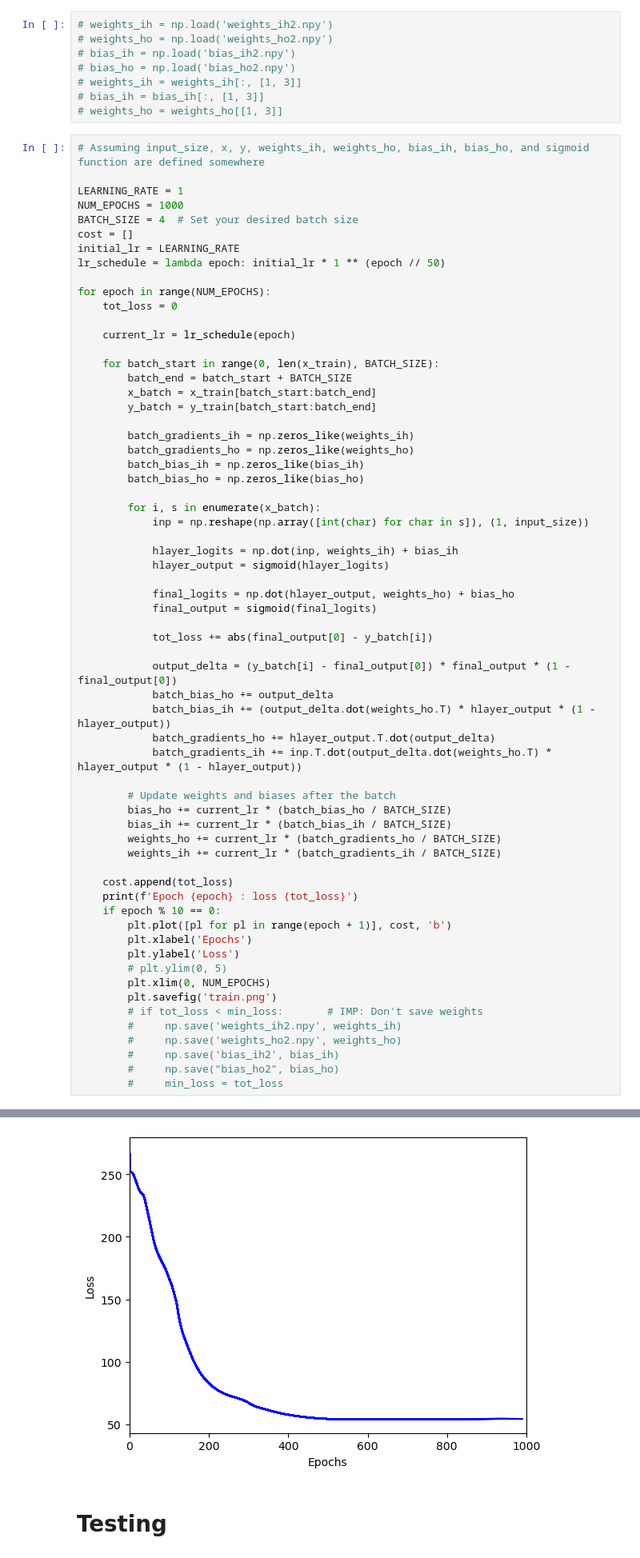
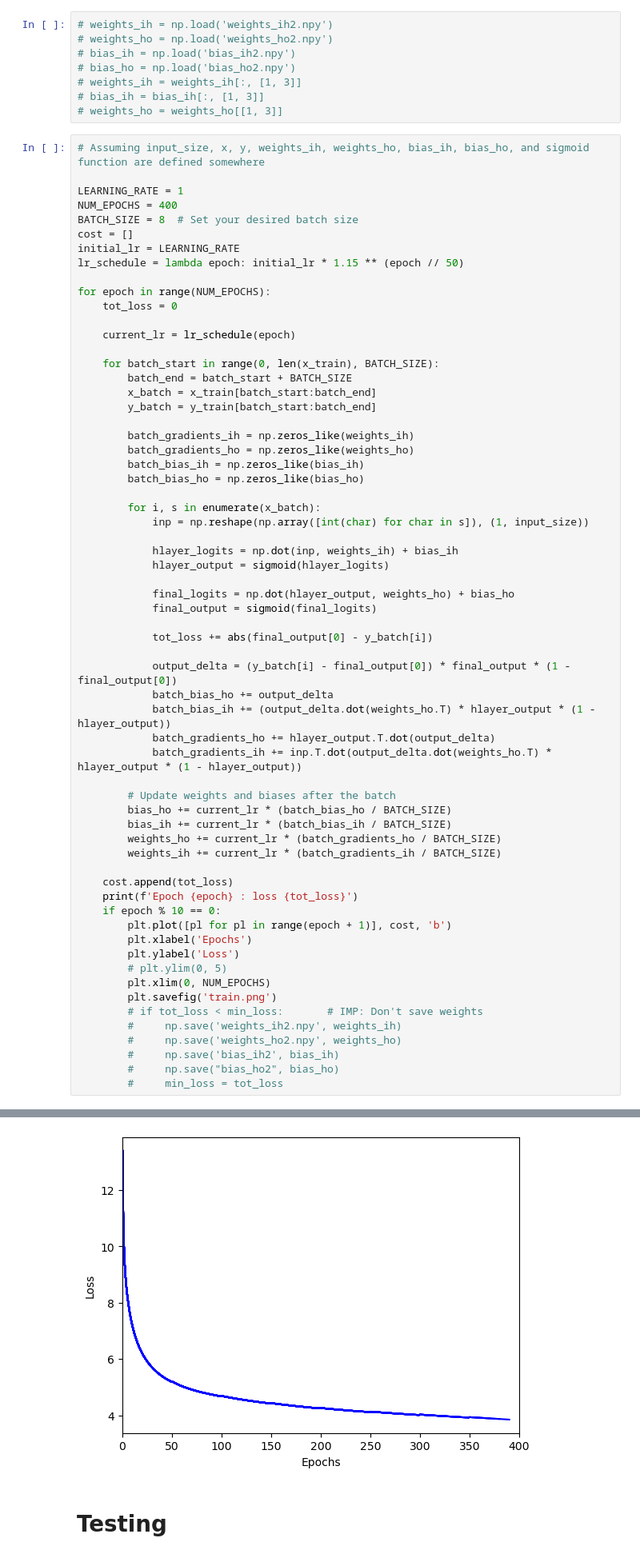
Before and after one commit to utsav-desai/CS772, a Jupyter notebook: assign1-palindrome/palindrome.ipynb, the cells around one changed output, grey strips where cells are left out. Shown: that part at 80% size. Cells and saved outputs as stored; diff of their text form.

```diff
--- a/assign1-palindrome/palindrome.ipynb
+++ b/assign1-palindrome/palindrome.ipynb
@@ -108,11 +108,11 @@ min_loss = 500
 # Assuming input_size, x, y, weights_ih, weights_ho, bias_ih, bias_ho, and sigmoid function are defined somewhere
 
 LEARNING_RATE = 1
-NUM_EPOCHS = 1000
-BATCH_SIZE = 4  # Set your desired batch size
+NUM_EPOCHS = 400
+BATCH_SIZE = 8  # Set your desired batch size
 cost = []
 initial_lr = LEARNING_RATE
-lr_schedule = lambda epoch: initial_lr * 1 ** (epoch // 50)
+lr_schedule = lambda epoch: initial_lr * 1.15 ** (epoch // 50)
 
 for epoch in range(NUM_EPOCHS):
     tot_loss = 0
@@ -188,4 +188,4 @@ Epoch 999 : loss [54.44901209]
-[figure, old version]
+[figure, new version]
 # %% [markdown]
 # Testing
 # %%
```
Also changed, not shown: parts of 4 cells of this notebook, 2 other files.
